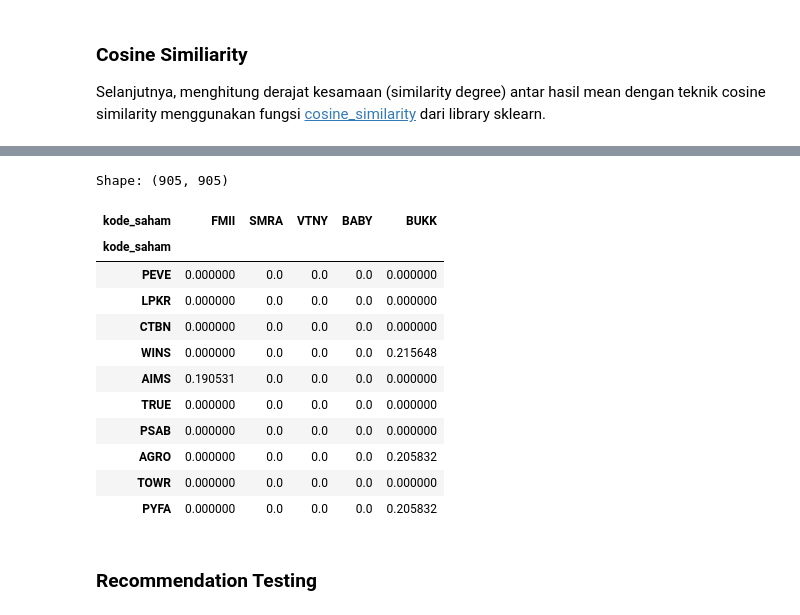
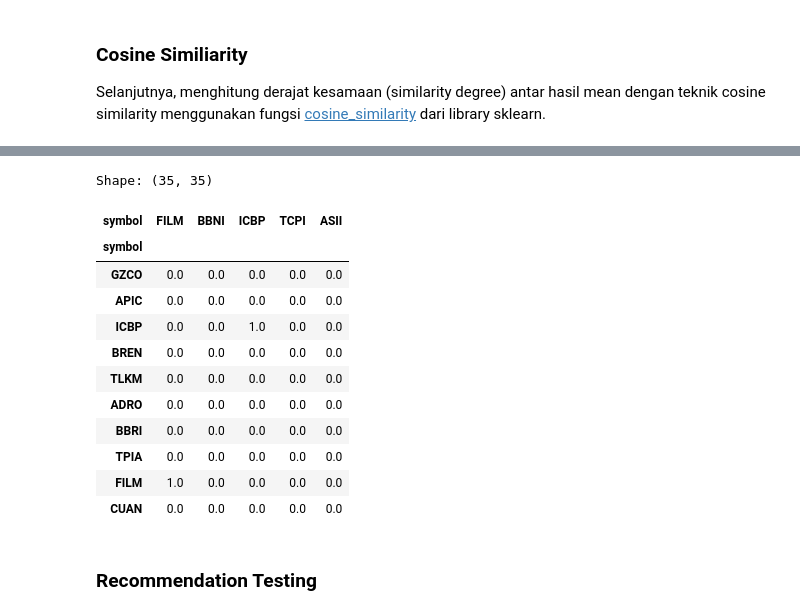
Before and after one commit to SaveMoneyCapstone/ML-Repo, a Jupyter notebook: Notebook/rekomendasi_saham.ipynb, the cells around one changed output, grey strips where cells are left out. Saved outputs shown, nothing was run; the diff lists cells and outputs as text; code cells hidden in the pictures.

```diff
--- a/Notebook/rekomendasi_saham.ipynb
+++ b/Notebook/rekomendasi_saham.ipynb
@@ -31,0 +35,20 @@ Total Harga Penutupan 905
+# %%
+def transform_json_to_df(api_url, symbol, api_key):
+  API_URL = api_url
+  SYMBOL = symbol
+  API_KEY = api_key
+
+  query_params = urllib.parse.urlencode({'symbols': SYMBOL})
+  new_url = API_URL + '?' + query_params
+
+  url = new_url
+  headers = {"X-API-KEY": API_KEY}
+
+  response = requests.get(url, headers=headers).json()
+  response_str = json.dumps(response)
+  df = pd.json_normalize(json.loads(response_str), record_path=['data', 'results'])
+  df = df[['company.name', 'company.logo', 'symbol', 'date', 'open', 'high', 'low', 'close', 'volume']]
+  df["hasil_mean"] = df.apply(lambda x: (x["open"] + x["high"] + x["low"] + x["close"]) / 4, axis=1)
+  return df
+# %%
+df_json = transform_json_to_df(API_URL, SYMBOL_string, API_KEY)
@@ -142,14 +129,14 @@ Merekomendasikan item yang mirip dengan item similarity degree. Content-based fi
 # Inisialisasi TfidfVectorizer
 tfv = TfidfVectorizer()
 # Melakukan perhitungan idf pada data cuisine
-tfv.fit(data_saham['hasil_mean'].astype(str))
+tfv.fit(df_json['hasil_mean'].astype(str))
 # %% [output]
 TfidfVectorizer()
 # %% [markdown]
 Selanjutnya, melakukan fit dan transformasi atribut data saham yaitu hasil_mean ke dalam bentuk matriks.
 # %%
 # Melakukan fit lalu ditransformasikan ke bentuk matrix
-tfidf_matrix = tfv.fit_transform(data_saham['hasil_mean'].astype(str))
+tfidf_matrix = tfv.fit_transform(df_json['hasil_mean'].astype(str))
 
 # Melihat ukuran matrix tfidf
 tfidf_matrix.shape
@@ -217,26 +196,26 @@ array([[1.        , 0.        , 0.        , ..., 0.        , 0.        ,
 # %%
 # Membuat dataframe dari variabel cosine_sim dengan baris dan kolom berupa kode saham
 cosine_sim_df = pd.DataFrame(
     cosine_sim,
-    columns=data_saham['kode_saham'],
-    index=data_saham['kode_saham']
+    columns=df_json['symbol'],
+    index=df_json['symbol']
 )
 
 print('Shape:', cosine_sim_df.shape)
 
 # Melihat similarity matrix pada setiap hasil mean
 cosine_sim_df.sample(5, axis=1).sample(10, axis=0)
 # %% [output]
-Shape: (905, 905)
+Shape: (35, 35)
-| kode_saham | FMII | SMRA | VTNY | BABY | BUKK |
-| kode_saham |  |  |  |  |  |
-| PEVE | 0.000000 | 0.0 | 0.0 | 0.0 | 0.000000 |
-| LPKR | 0.000000 | 0.0 | 0.0 | 0.0 | 0.000000 |
-| CTBN | 0.000000 | 0.0 | 0.0 | 0.0 | 0.000000 |
-| WINS | 0.000000 | 0.0 | 0.0 | 0.0 | 0.215648 |
-| AIMS | 0.190531 | 0.0 | 0.0 | 0.0 | 0.000000 |
-| TRUE | 0.000000 | 0.0 | 0.0 | 0.0 | 0.000000 |
-| PSAB | 0.000000 | 0.0 | 0.0 | 0.0 | 0.000000 |
-| AGRO | 0.000000 | 0.0 | 0.0 | 0.0 | 0.205832 |
-| TOWR | 0.000000 | 0.0 | 0.0 | 0.0 | 0.000000 |
-| PYFA | 0.000000 | 0.0 | 0.0 | 0.0 | 0.205832 |
+| symbol | FILM | BBNI | ICBP | TCPI | ASII |
+| symbol |  |  |  |  |  |
+| GZCO | 0.0 | 0.0 | 0.0 | 0.0 | 0.0 |
+| APIC | 0.0 | 0.0 | 0.0 | 0.0 | 0.0 |
+| ICBP | 0.0 | 0.0 | 1.0 | 0.0 | 0.0 |
+| BREN | 0.0 | 0.0 | 0.0 | 0.0 | 0.0 |
+| TLKM | 0.0 | 0.0 | 0.0 | 0.0 | 0.0 |
+| ADRO | 0.0 | 0.0 | 0.0 | 0.0 | 0.0 |
+| BBRI | 0.0 | 0.0 | 0.0 | 0.0 | 0.0 |
+| TPIA | 0.0 | 0.0 | 0.0 | 0.0 | 0.0 |
+| FILM | 1.0 | 0.0 | 0.0 | 0.0 | 0.0 |
+| CUAN | 0.0 | 0.0 | 0.0 | 0.0 | 0.0 |
```
Also changed, not shown: parts of 75 cells of this notebook, 5 other files.
